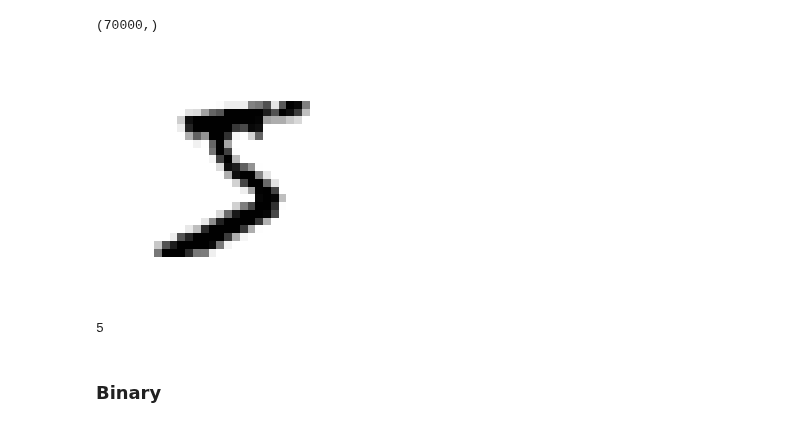
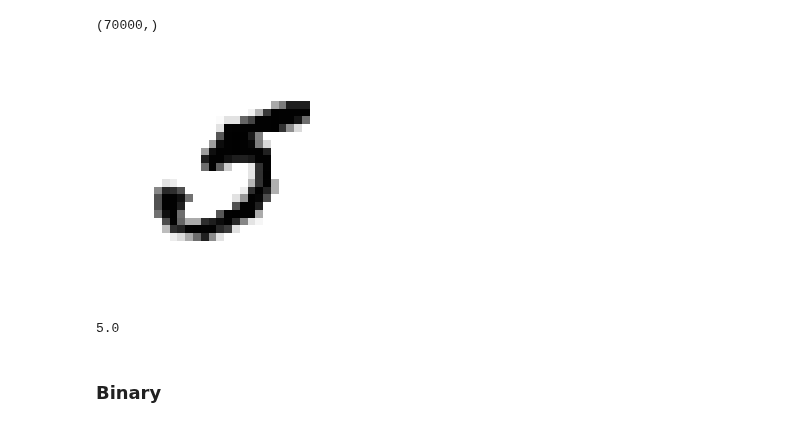
Before and after one commit to Okbps/handson-ml, a Jupyter notebook: jupyter/03-classification.ipynb, the cells around one changed output. Cells and saved outputs as stored; diff of their text form; code cells hidden in the pictures.

```diff
--- a/jupyter/03-classification.ipynb
+++ b/jupyter/03-classification.ipynb
@@ -37,0 +33,3 @@ X, y = mnist['data'], mnist['target']
+# %%
+mnist = fetch_mldata('MNIST original')
+mnist
@@ -38,3 +47,5 @@ X, y = mnist['data'], mnist['target']
+# %%
+X, y = mnist['data'], mnist['target']
 # %%
 display(X.shape)
 display(y.shape)
@@ -42,17 +53,17 @@ display(y.shape)
 (70000, 784)
 (70000,)
 # %%
-some_digit = X[0]
+some_digit = X[36000]
 some_digit_image = some_digit.reshape(28, 28)
 plt.imshow(some_digit_image, cmap=matplotlib.cm.binary, interpolation='nearest')
 plt.axis('off')
 plt.show()
 # %% [output]
-[figure, old version]
+[figure, new version]
 # %%
-y[0]
+y[36000]
 # %% [output]
-5
+5.0
 # %%
 X_train, X_test, y_train, y_test = X[:60000], X[60000:], y[:60000], y[60000:]
 # %%
```
Also changed, not shown: parts of 10 cells of this notebook, 1 other file.
